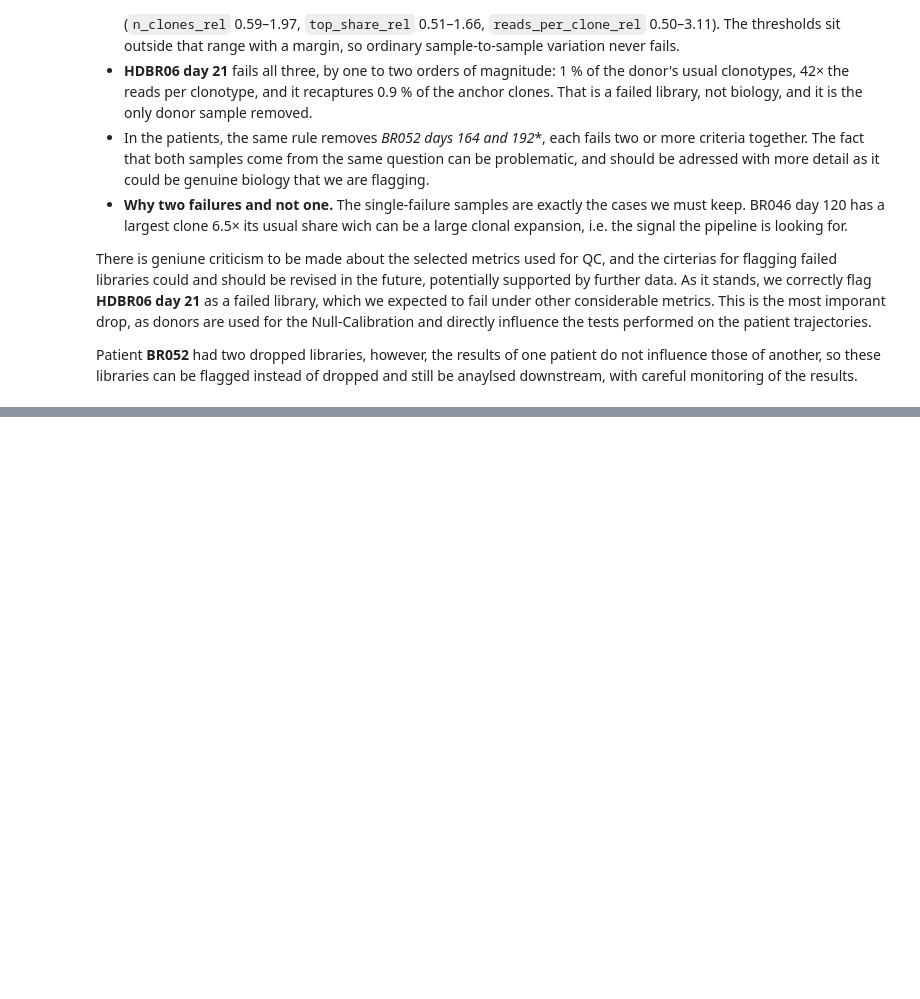
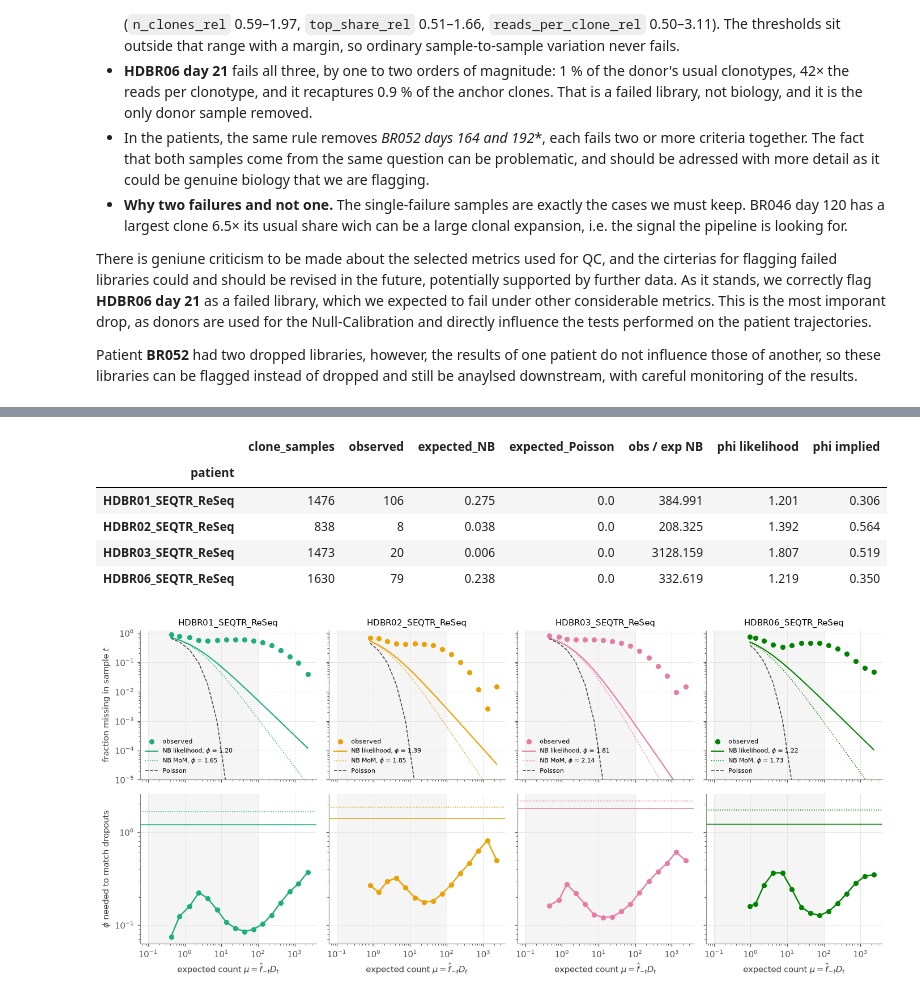
Before and after one commit to leogabcz/VHIO-colab, a Jupyter notebook: notebooks/Notebook_1_EDA.ipynb, the cells around one changed output, grey strips where cells are left out. Drawn from its saved outputs; the diff is of its cells as text; code cells hidden in the pictures; blank space fills up the shorter version.

```diff
--- a/notebooks/Notebook_1_EDA.ipynb
+++ b/notebooks/Notebook_1_EDA.ipynb
@@ -398,0 +625,73 @@ Patient **BR052** had two dropped libraries, however, the results of one patient
+# %%
+MIN_OTHER = 2
+MU_TRUST = 100        # reads clump by cell (~10–40 reads per T cell), so the winner's-curse
+                      # region extends well beyond a few reads; trust only mu >= ~a few cells
+MU_BINS = np.logspace(-1, 3.5, 19)
+
+rows = []
+for p in USABLE:
+    X, D, days = wide_counts(hd[hd['patient'] == p])
+    seen = X > 0
+    tot, n_seen = X.sum(1), seen.sum(1)
+    for j, d in enumerate(days):
+        sel = (n_seen - seen[:, j]) >= MIN_OTHER
+        f = (tot[sel] - X[sel, j]) / (D.sum() - D[j])
+        rows.append(pd.DataFrame({'patient': p, 'day': d, 'mu': f * D[j],
+                                  'missing': ~seen[sel, j]}))
+loo = pd.concat(rows, ignore_index=True)
+
+nb_p0 = lambda mu, phi: np.exp(-phi * np.log1p(mu / phi))
+loo['p0_nb'] = nb_p0(loo['mu'], loo['patient'].map(phi_nb))      # likelihood phi (used by the model)
+loo['p0_mom'] = nb_p0(loo['mu'], loo['patient'].map(phi_mv))     # MoM phi, reference only
+loo['p0_pois'] = np.exp(-loo['mu'])
+loo['bin'] = pd.cut(loo['mu'], MU_BINS)
+
+def implied_phi(mu, p_obs):
+    """phi such that the mean NB zero-probability over these clones equals the observed rate."""
+    g = lambda lp: np.mean(np.exp(-np.exp(lp) * np.log1p(mu / np.exp(lp)))) - p_obs
+    lo, hi = np.log(1e-4), np.log(1e6)
+    return float(np.exp(optimize.brentq(g, lo, hi))) if g(lo) > 0 > g(hi) else np.nan
+
+grp = loo.groupby(['patient', 'bin'], observed=True)
+binned = grp.agg(mu=('mu', 'mean'), n=('missing', 'size'), obs=('missing', 'mean'),
+                 nb=('p0_nb', 'mean'), mom=('p0_mom', 'mean'), pois=('p0_pois', 'mean'))
+binned['phi_implied'] = grp.apply(lambda g: implied_phi(g['mu'].to_numpy(), g['missing'].mean()))
+binned = binned[binned['n'] >= 50]
+
+fig, axes = plt.subplots(2, len(USABLE), figsize=(3.2 * len(USABLE), 6), sharex=True, sharey='row')
+for i, p in enumerate(USABLE):
+    b = binned.loc[p]
+    ax = axes[0, i]
+    ax.plot(b['mu'], b['obs'], 'o', color=COLOR[p], label='observed')
+    ax.plot(b['mu'], b['nb'], color=COLOR[p], lw=1.4, label=f'NB likelihood, $\\phi$ = {phi_nb[p]:.2f}')
+    ax.plot(b['mu'], b['mom'], color=COLOR[p], lw=1, ls=':', label=f'NB MoM, $\\phi$ = {phi_mv[p]:.2f}')
+    ax.plot(b['mu'], b['pois'], ls='--', color='#3d3c39', lw=1, label='Poisson')
+    ax.axvspan(MU_BINS[0], MU_TRUST, color=GREY, alpha=0.08, lw=0)
+    ax.set(xscale='log', yscale='log', ylim=(1e-5, 1.2), title=p)
+    ax.legend(fontsize=7)
+    ax = axes[1, i]
+    ax.plot(b['mu'], b['phi_implied'], 'o-', color=COLOR[p])
+    ax.axhline(phi_nb[p], color=COLOR[p], ls='-', lw=1)
+    ax.axhline(phi_mv[p], color=COLOR[p], ls=':', lw=1)
+    ax.axvspan(MU_BINS[0], MU_TRUST, color=GREY, alpha=0.08, lw=0)
+    ax.set(xscale='log', yscale='log', xlabel='expected count $\\mu = \\hat f_{-t} D_t$')
+axes[0, 0].set_ylabel('fraction missing in sample $t$')
+axes[1, 0].set_ylabel('$\\phi$ needed to match dropouts')
+fig.tight_layout()
+
+def dropout_summary(df):
+    s = df.groupby('patient').agg(
+        clone_samples=('missing', 'size'), observed=('missing', 'sum'),
+        expected_NB=('p0_nb', 'sum'), expected_Poisson=('p0_pois', 'sum'))
+    s['obs / exp NB'] = s['observed'] / s['expected_NB']
+    s['phi likelihood'] = s.index.map(phi_nb)
+    s['phi implied'] = [implied_phi(g['mu'].to_numpy(), g['missing'].mean())
+                        for _, g in df.groupby('patient')]
+    return s
+
+trusted = loo[loo['mu'] >= MU_TRUST]
+print(f'μ ≥ {MU_TRUST}:')
+display(dropout_summary(trusted).round(3))
+print('μ ≥ 1000:')
+display(dropout_summary(loo[loo['mu'] >= 1000]).round(3))
+# %% [output]
@@ -398,0 +706,7 @@ Patient **BR052** had two dropped libraries, however, the results of one patient
+|  | clone_samples | observed | expected_NB | expected_Poisson | obs / exp NB | phi likelihood | phi implied |
+| patient |  |  |  |  |  |  |  |
+| HDBR01_SEQTR_ReSeq | 1476 | 106 | 0.275 | 0.0 | 384.991 | 1.201 | 0.306 |
+| HDBR02_SEQTR_ReSeq | 838 | 8 | 0.038 | 0.0 | 208.325 | 1.392 | 0.564 |
+| HDBR03_SEQTR_ReSeq | 1473 | 20 | 0.006 | 0.0 | 3128.159 | 1.807 | 0.519 |
+| HDBR06_SEQTR_ReSeq | 1630 | 79 | 0.238 | 0.0 | 332.619 | 1.219 | 0.350 |
+[figure, added]
```
Also changed, not shown: parts of 20 cells of this notebook, 46 other files.
